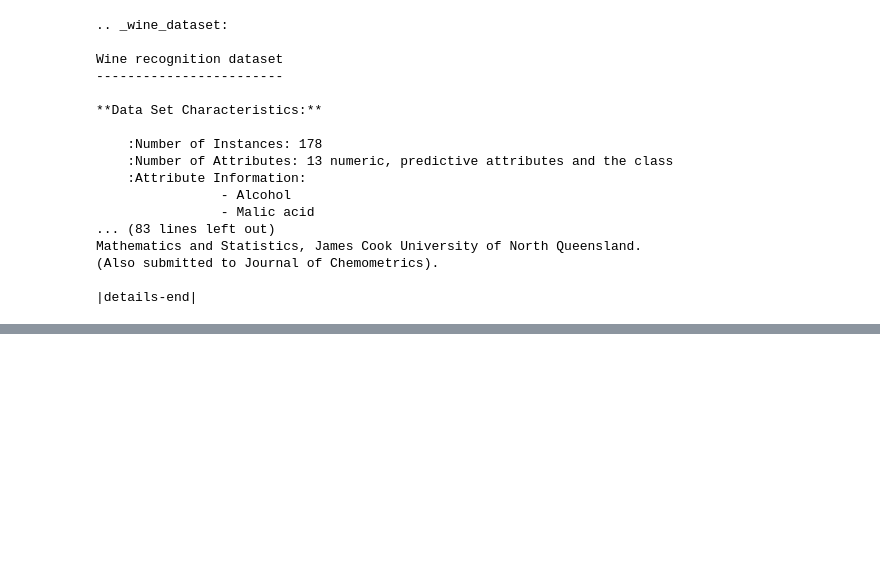
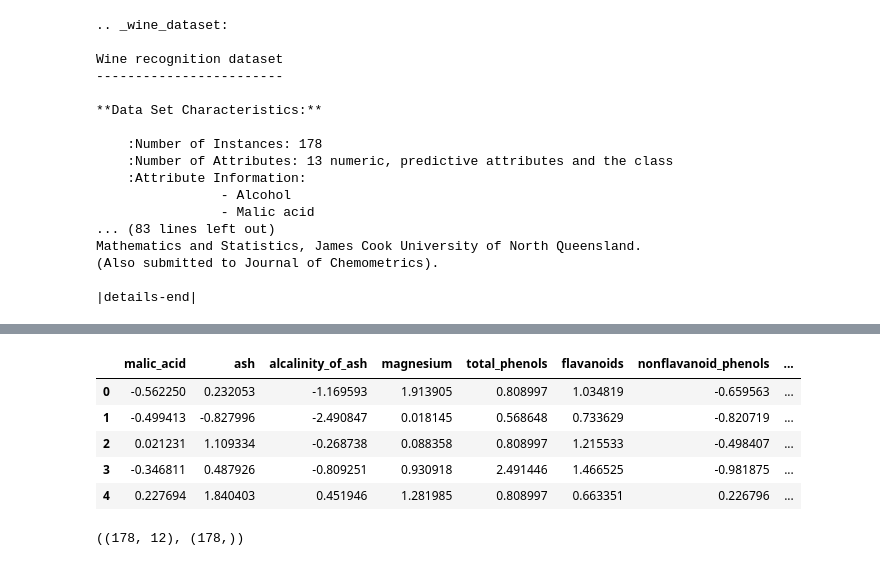
Before and after one commit to Koslowsky1337/Python_NeuralNetworks, a Jupyter notebook: Intro_NN/vine.ipynb, the cells around one changed output, grey strips where cells are left out. Drawn from its saved outputs; the diff is of its cells as text; code cells hidden in the pictures; blank space fills up the shorter version.

```diff
--- a/Intro_NN/vine.ipynb
+++ b/Intro_NN/vine.ipynb
@@ -36,0 +49,19 @@ Mathematics and Statistics, James Cook University of North Queensland.
+# %%
+# y is alcohol values
+y = df["alcohol"]
+# X is other values
+X = df.drop("alcohol", axis=1)
+# %%
+# Standardize the features
+scaler = StandardScaler()
+x_scaled = scaler.fit_transform(X)
+
+X = pd.DataFrame(data=x_scaled, columns=x.columns)
+X.head()
+# %% [output]
+|  | malic_acid | ash | alcalinity_of_ash | magnesium | total_phenols | flavanoids | nonflavanoid_phenols | ... |
+| 0 | -0.562250 | 0.232053 | -1.169593 | 1.913905 | 0.808997 | 1.034819 | -0.659563 | ... |
+| 1 | -0.499413 | -0.827996 | -2.490847 | 0.018145 | 0.568648 | 0.733629 | -0.820719 | ... |
+| 2 | 0.021231 | 1.109334 | -0.268738 | 0.088358 | 0.808997 | 1.215533 | -0.498407 | ... |
+| 3 | -0.346811 | 0.487926 | -0.809251 | 0.930918 | 2.491446 | 1.466525 | -0.981875 | ... |
+| 4 | 0.227694 | 1.840403 | 0.451946 | 1.281985 | 0.808997 | 0.663351 | 0.226796 | ... |
@@ -36,0 +71,4 @@ Mathematics and Statistics, James Cook University of North Queensland.
+# %%
+x.shape, y.shape
+# %% [output]
+((178, 12), (178,))
```
Also changed, not shown: parts of 13 cells of this notebook.
